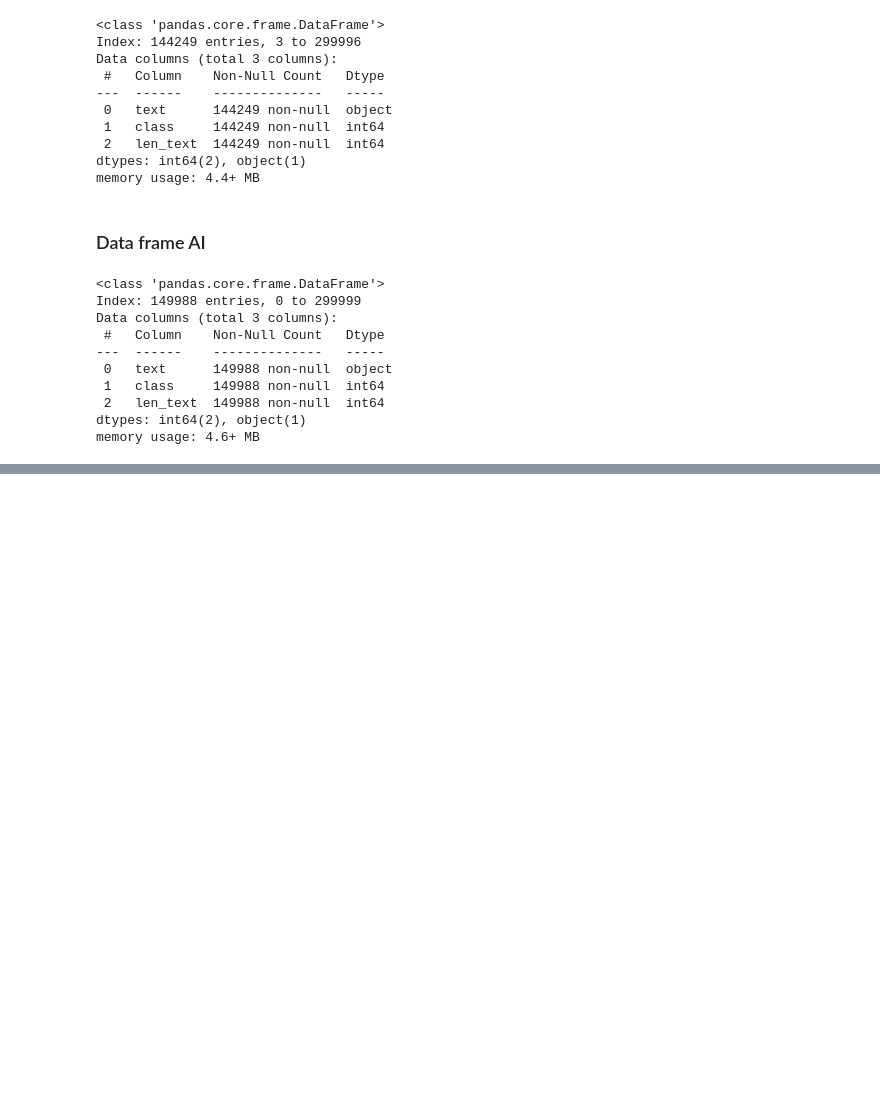
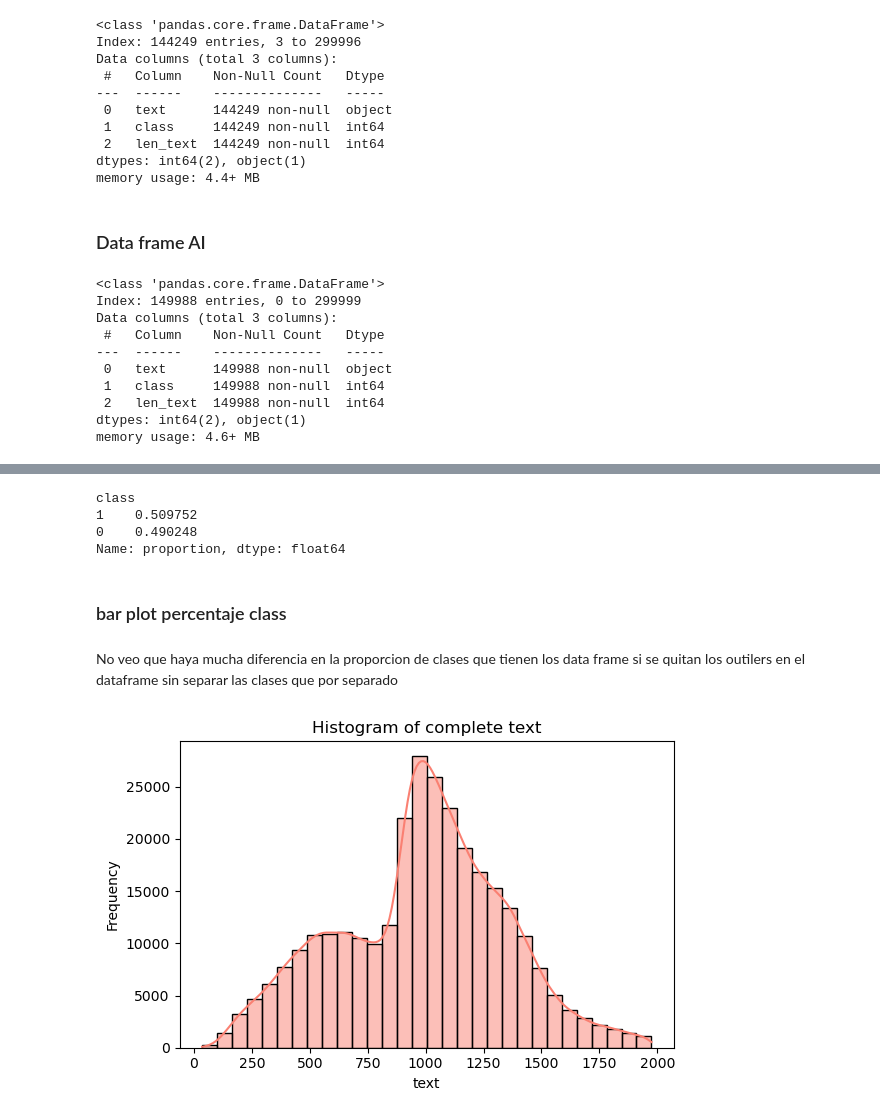
Before and after one commit to AnaNofuentes/Text-Analyzer-Human-vs-AI, a Jupyter notebook: eda.ipynb, the cells around one changed output, grey strips where cells are left out. Drawn from its saved outputs; the diff is of its cells as text; code cells hidden in the pictures; blank space fills up the shorter version.

```diff
--- a/eda.ipynb
+++ b/eda.ipynb
@@ -178,0 +201,9 @@ memory usage: 4.6+ MB
+# %%
+df_combined['class'].value_counts(normalize=True)
+# %% [output]
+class
+1    0.509752
+0    0.490248
+Name: proportion, dtype: float64
+# %% [markdown]
+### bar plot percentaje class
@@ -178,0 +218,12 @@ memory usage: 4.6+ MB
+# %% [markdown]
+No veo que haya mucha diferencia en la proporcion de clases que tienen los data frame si se quitan los outilers en el dataframe sin separar las clases que por separado
+# %%
+plt.figure(figsize=(6,4))
+sns.histplot(df_complete_sin_outliers['len_text'], kde=True, bins=30, color="salmon")  # Histograma con KDE
+plt.title(f'Histogram of complete text')
+plt.xlabel('text')
+plt.ylabel('Frequency')
+plt.tight_layout()
+plt.show()
+# %% [output]
+[figure, added]
```
Also changed, not shown: parts of 18 cells of this notebook, 2 other files.
